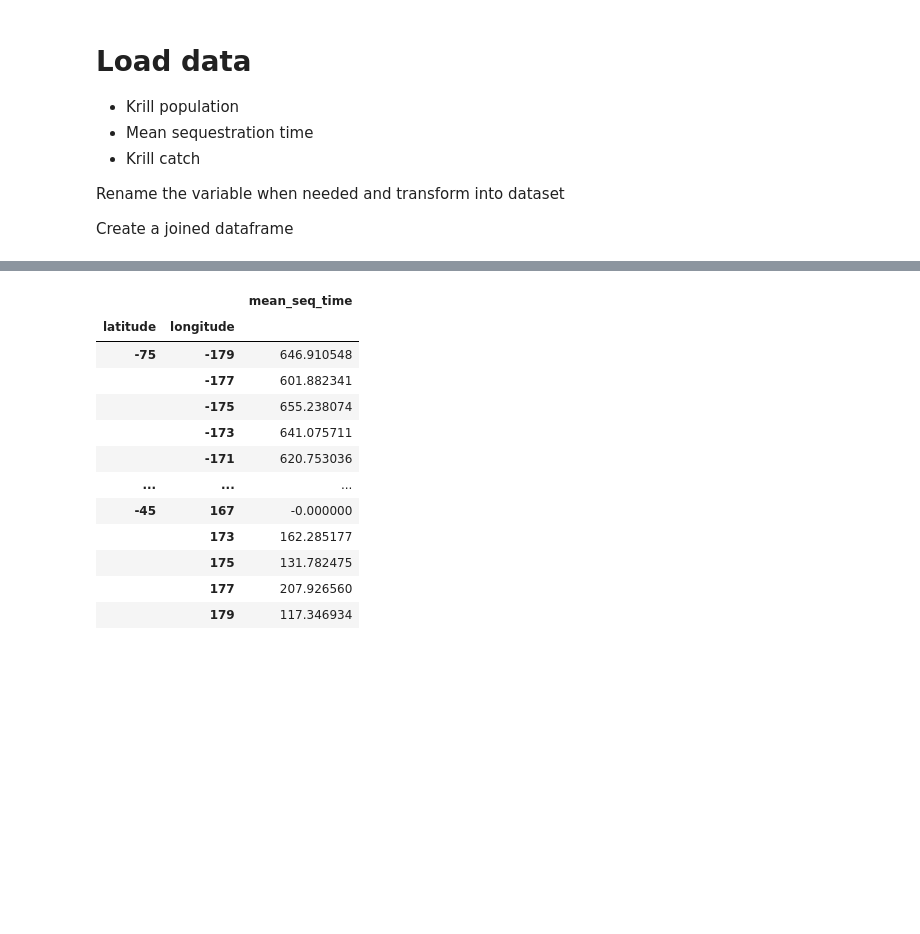
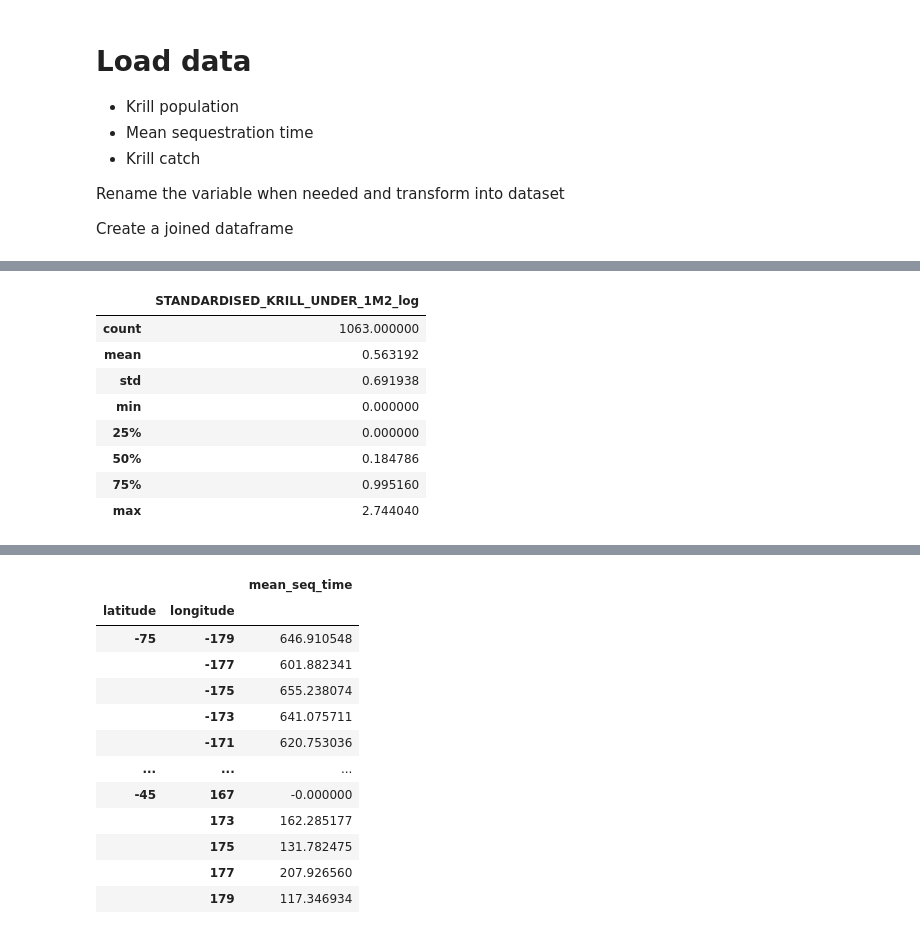
Before and after one commit to AnaelleDurfort/Key_Areas_krill_carbon_sequestration, a Jupyter notebook: Data_exploration.ipynb, the cells around one changed output, grey strips where cells are left out. Saved outputs shown, nothing was run; the diff lists cells and outputs as text; code cells hidden in the pictures; blank space fills up the shorter version.

```diff
--- a/Data_exploration.ipynb
+++ b/Data_exploration.ipynb
@@ -87,0 +99,16 @@ krill_pop.quantile(q=[0.3333, 0.6666])
+# %%
+# checks for krill pop
+krill_pop_krillbase = krill_pop_krillbase.dropna()
+krill_pop_krillbase.set_index(['LATITUDE_largegrid', 'LONGITUDE_largegrid'], inplace = True) #1815  rows × 3 columns
+
+krill_pop_krillbase.describe()
+# %% [output]
+|  | STANDARDISED_KRILL_UNDER_1M2_log |
+| count | 1063.000000 |
+| mean | 0.563192 |
+| std | 0.691938 |
+| min | 0.000000 |
+| 25% | 0.000000 |
+| 50% | 0.184786 |
+| 75% | 0.995160 |
+| max | 2.744040 |
```
Also changed, not shown: parts of 10 cells of this notebook, 5 other files.
